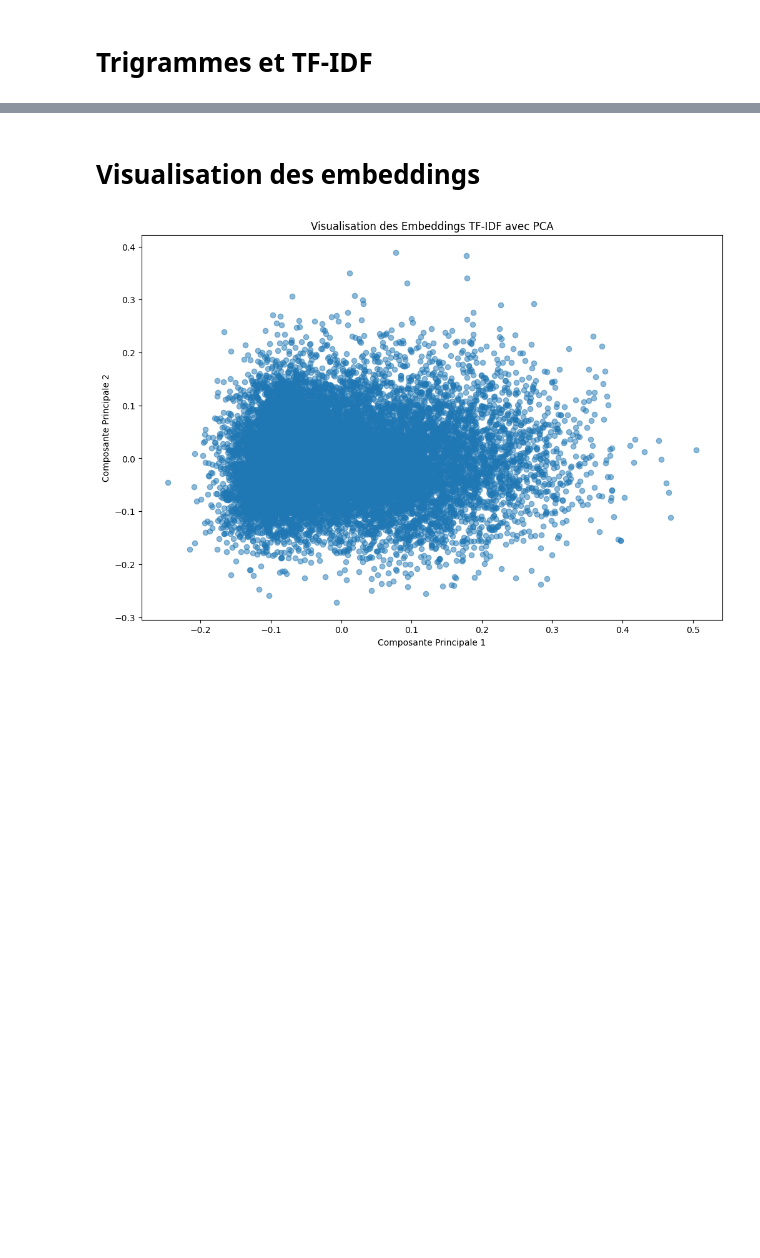
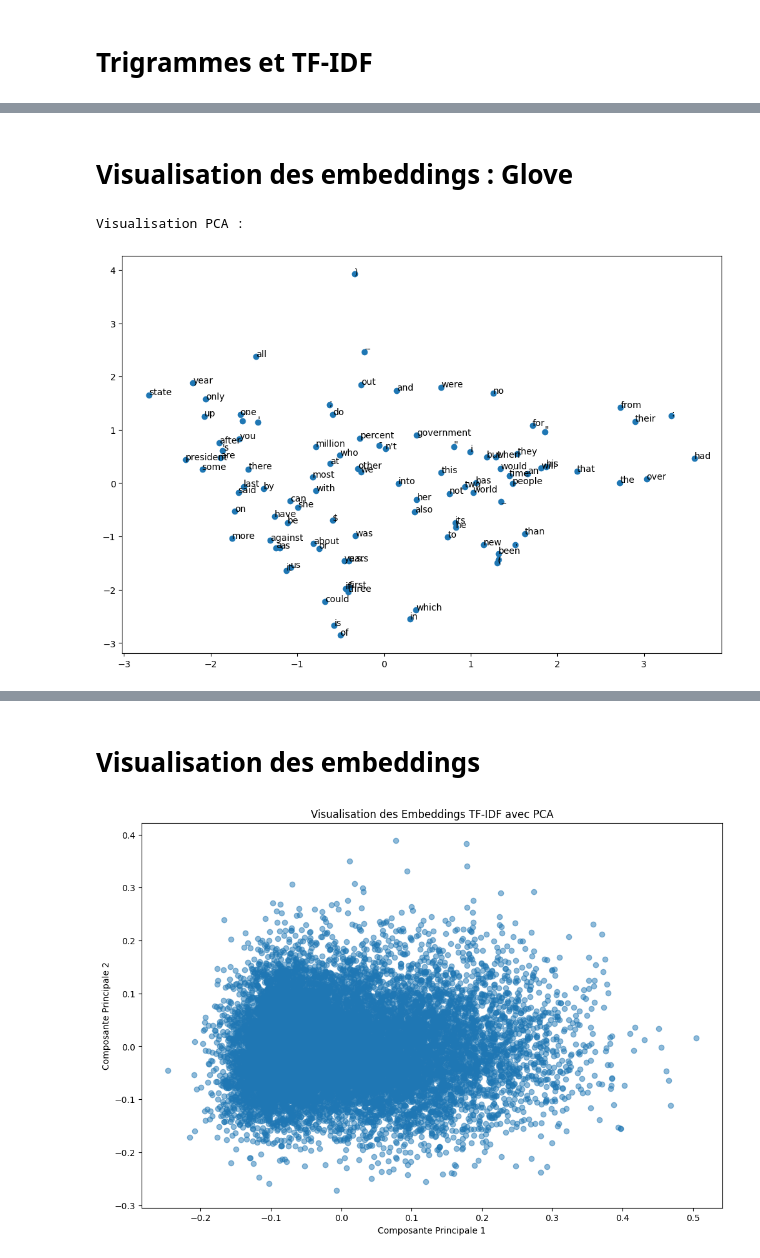
Before and after one commit to LisaLOUNIS/NLP, a Jupyter notebook: project2.ipynb, the cells around one changed output, grey strips where cells are left out. Cells and saved outputs as stored; diff of their text form; code cells hidden in the pictures; blank space fills up the shorter version.

```diff
--- a/project2.ipynb
+++ b/project2.ipynb
@@ -249,0 +301,11 @@ tfidf_matrix = vectorizer.fit_transform(all_data['trigrammes_joined'])
+# %%
+model = KeyedVectors.load_word2vec_format('glove.6B.100d.txt', binary=False, no_header=True)
+# %%
+words_glove = list(model.key_to_index)
+word_vectors_glove = np.array([model[word] for word in words[:num_words]])
+
+# Appliquer PCA
+result_pca_glove = pca.fit_transform(word_vectors_glove)
+
+# Appliquer t-SNE
+result_tsne_glove = tsne.fit_transform(word_vectors_glove)
@@ -249,0 +336,9 @@ tfidf_matrix = vectorizer.fit_transform(all_data['trigrammes_joined'])
+# %% [markdown]
+# Visualisation des embeddings : Glove
+# %%
+# Visualisez les résultats de PCA
+print("Visualisation PCA :")
+plot_results(result_pca_glove, words_glove[:num_words])
+# %% [output]
+Visualisation PCA :
+[figure, added]
```
Also changed, not shown: parts of 15 cells of this notebook.
